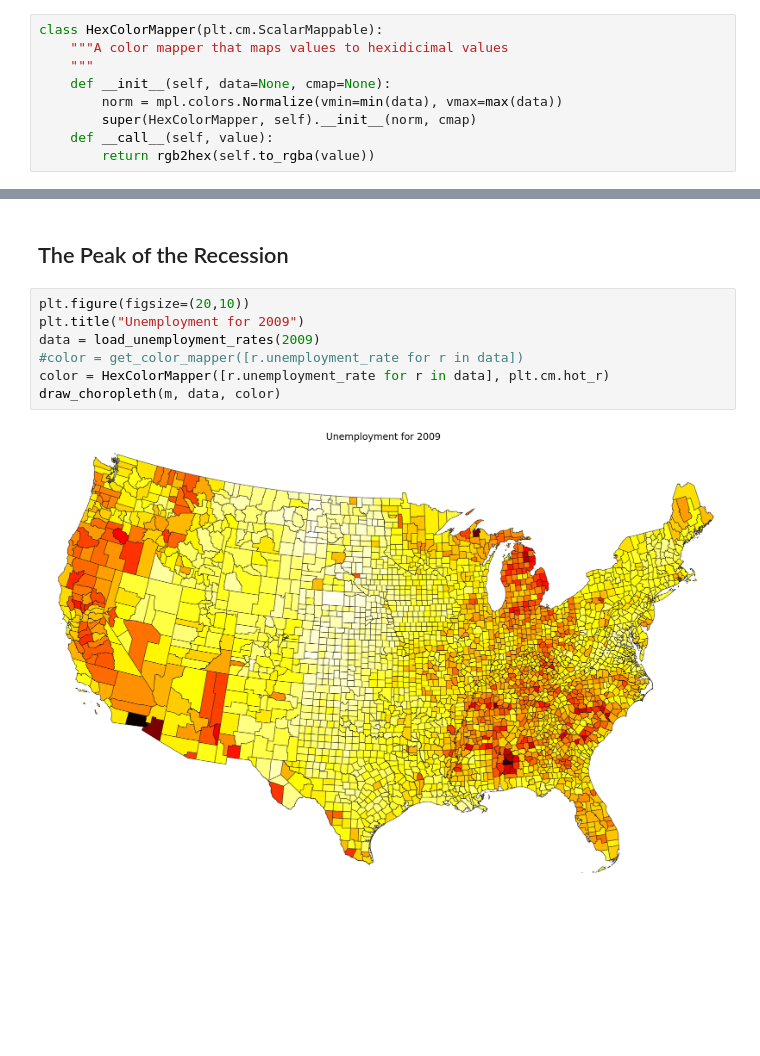
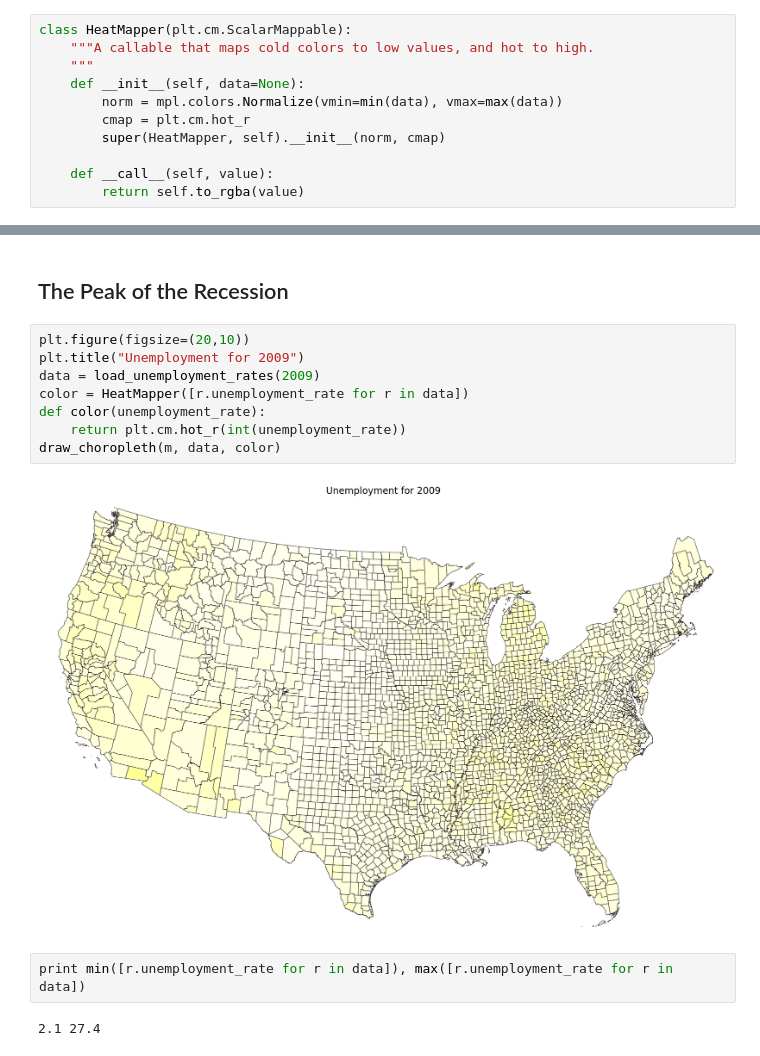
Before and after one commit to croach/oreilly-matplotlib-course, a Jupyter notebook: 10 - Mapping in Matplotlib/1003 - Creating a Choropleth.ipynb, the cells around one changed output, grey strips where cells are left out. Drawn from its saved outputs; the diff is of its cells as text; blank space fills up the shorter version.

```diff
--- a/10 - Mapping in Matplotlib/1003 - Creating a Choropleth.ipynb
+++ b/10 - Mapping in Matplotlib/1003 - Creating a Choropleth.ipynb
@@ -94,12 +100,14 @@ To create our choropleth, we need a way to map an unemployment rate to a color.
 # %%
-class HexColorMapper(plt.cm.ScalarMappable):
-    """A color mapper that maps values to hexidicimal values
+class HeatMapper(plt.cm.ScalarMappable):
+    """A callable that maps cold colors to low values, and hot to high.
     """
-    def __init__(self, data=None, cmap=None):
+    def __init__(self, data=None):
         norm = mpl.colors.Normalize(vmin=min(data), vmax=max(data))
-        super(HexColorMapper, self).__init__(norm, cmap)
+        cmap = plt.cm.hot_r
+        super(HeatMapper, self).__init__(norm, cmap)
+
     def __call__(self, value):
-        return rgb2hex(self.to_rgba(value))
+        return self.to_rgba(value)
 # %% [markdown]
 The mapper function itself is very simple---just a single line of code. In that one line of code, it normalizes the given unemployment rate, gets a corresponding color from the `pyplot.cm.hot` color map, and turns the color into a hexidecimal value before returning it. The only thing here that really merits further discussion is the where we subtract the normalized value from 1. The reason for this is that 'hot' color map runs from hot, i.e., the low index value, to cold, so we need to essentially invert the normalized value, so that high values show up as hot colors and low values as cold.
 
@@ -257,9 +265,14 @@ for i, year in enumerate(years):
 # %%
 plt.figure(figsize=(20,10))
 plt.title("Unemployment for 2009")
 data = load_unemployment_rates(2009)
-#color = get_color_mapper([r.unemployment_rate for r in data])
-color = HexColorMapper([r.unemployment_rate for r in data], plt.cm.hot_r)
+color = HeatMapper([r.unemployment_rate for r in data])
+def color(unemployment_rate):
+    return plt.cm.hot_r(int(unemployment_rate))
 draw_choropleth(m, data, color)
 # %% [output]
-[figure, old version]
+[figure, new version]
+# %%
+print min([r.unemployment_rate for r in data]), max([r.unemployment_rate for r in data])
+# %% [output]
+2.1 27.4
```
Also changed, not shown: parts of 2 cells of this notebook.
